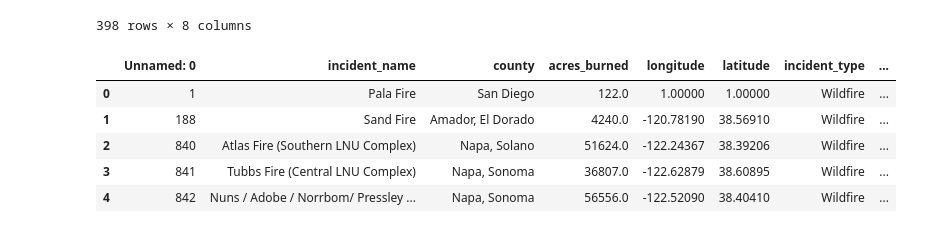
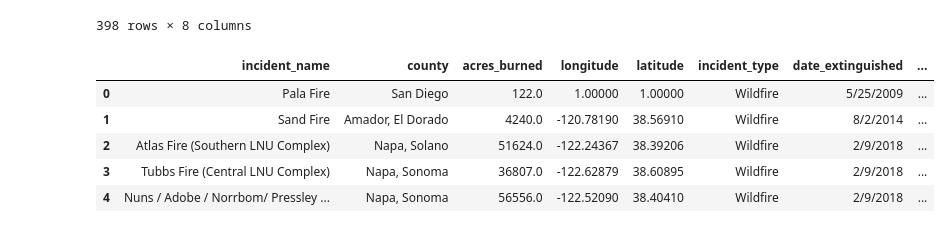
Before and after one commit to kehull/Project-2, a Jupyter notebook: Project_2.ipynb, the cells around one changed output. Drawn from its saved outputs; the diff is of its cells as text; code cells hidden in the pictures.

Commit message:
removed index from fire csv

```diff
--- a/Project_2.ipynb
+++ b/Project_2.ipynb
@@ -78,19 +78,19 @@ clean_data_df
 | 1736 | Freedom Fire | Santa Cruz | 37.0 | -121.83627 | 36.98767 | Wildfire | 1/22/2021 | ... |
 398 rows × 8 columns
 # %%
-clean_data_df.to_csv('data/clean_fire.csv', header = True)
+clean_data_df.to_csv('data/clean_fire.csv', header = True, index=False)
 
 # Read in csv and store into final data frame
 clean_fire_csv = 'data/clean_fire.csv'
 
 
 # pd.read_csv('file.csv', index_col=0)
 clean_fire_check = pd.read_csv(clean_fire_csv)
 clean_fire_check.head()
 # %% [output]
-|  | Unnamed: 0 | incident_name | county | acres_burned | longitude | latitude | incident_type | ... |
-| 0 | 1 | Pala Fire | San Diego | 122.0 | 1.00000 | 1.00000 | Wildfire | ... |
-| 1 | 188 | Sand Fire | Amador, El Dorado | 4240.0 | -120.78190 | 38.56910 | Wildfire | ... |
-| 2 | 840 | Atlas Fire (Southern LNU Complex) | Napa, Solano | 51624.0 | -122.24367 | 38.39206 | Wildfire | ... |
-| 3 | 841 | Tubbs Fire (Central LNU Complex) | Napa, Sonoma | 36807.0 | -122.62879 | 38.60895 | Wildfire | ... |
-| 4 | 842 | Nuns / Adobe / Norrbom/ Pressley ... | Napa, Sonoma | 56556.0 | -122.52090 | 38.40410 | Wildfire | ... |
+|  | incident_name | county | acres_burned | longitude | latitude | incident_type | date_extinguished | ... |
+| 0 | Pala Fire | San Diego | 122.0 | 1.00000 | 1.00000 | Wildfire | 5/25/2009 | ... |
+| 1 | Sand Fire | Amador, El Dorado | 4240.0 | -120.78190 | 38.56910 | Wildfire | 8/2/2014 | ... |
+| 2 | Atlas Fire (Southern LNU Complex) | Napa, Solano | 51624.0 | -122.24367 | 38.39206 | Wildfire | 2/9/2018 | ... |
+| 3 | Tubbs Fire (Central LNU Complex) | Napa, Sonoma | 36807.0 | -122.62879 | 38.60895 | Wildfire | 2/9/2018 | ... |
+| 4 | Nuns / Adobe / Norrbom/ Pressley ... | Napa, Sonoma | 56556.0 | -122.52090 | 38.40410 | Wildfire | 2/9/2018 | ... |
```
Also changed, not shown: 1 other file.
